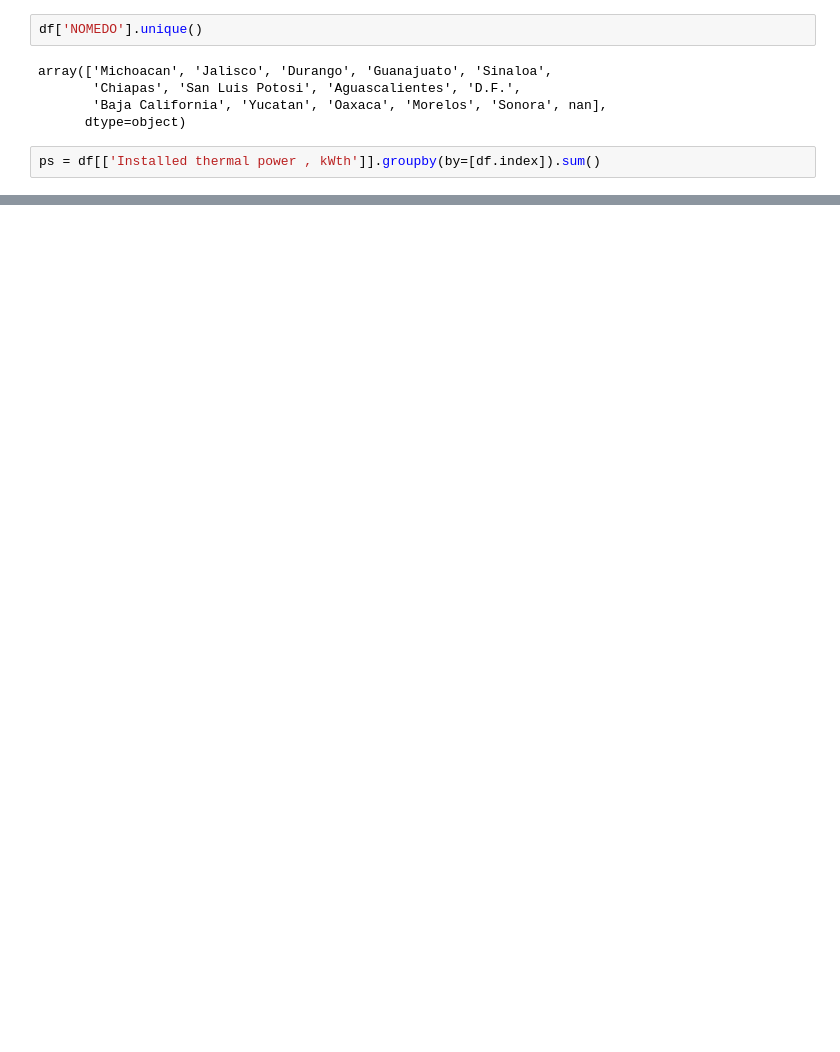
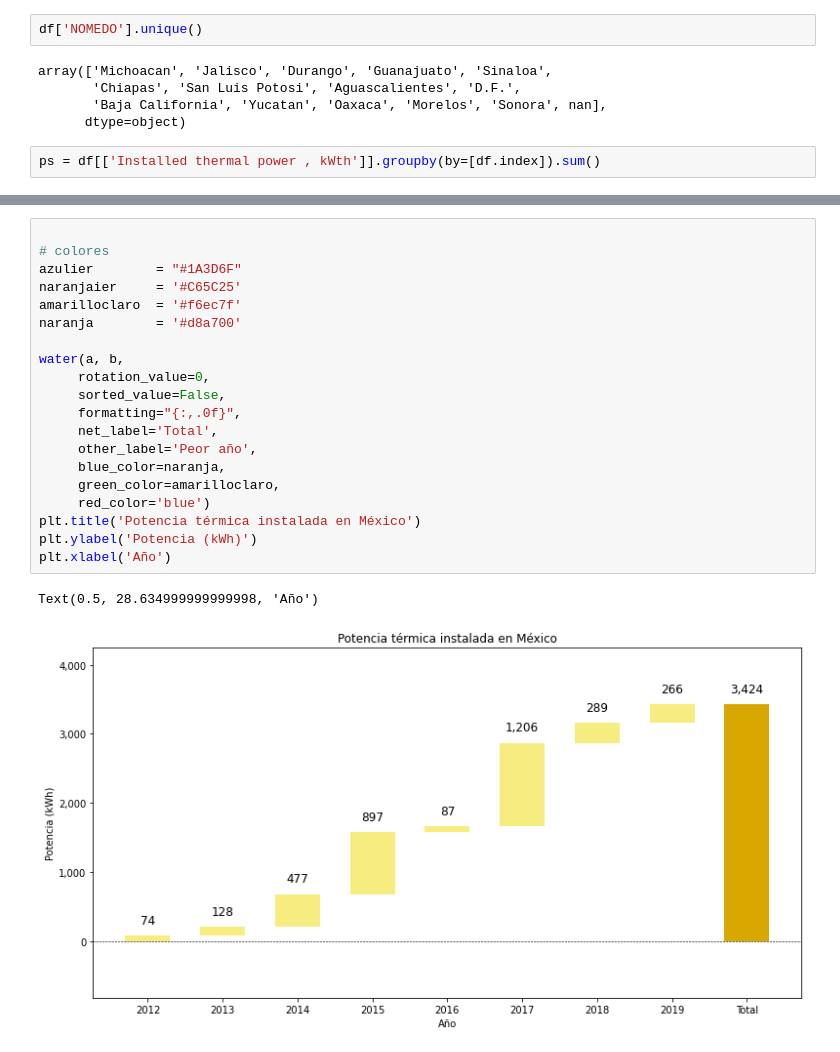
Before and after one commit to AltamarMx/ContandoHistoriasDatos_taller, a Jupyter notebook: notebooks/memo/001_PlantasSolares.ipynb, the cells around one changed output, grey strips where cells are left out. Saved outputs shown, nothing was run; the diff lists cells and outputs as text; blank space fills up the shorter version.

```diff
--- a/notebooks/memo/001_PlantasSolares.ipynb
+++ b/notebooks/memo/001_PlantasSolares.ipynb
@@ -84,0 +355,23 @@ ps.plot(kind='bar')
+# %%
+
+# colores
+azulier        = "#1A3D6F"
+naranjaier     = '#C65C25'
+amarilloclaro  = '#f6ec7f'
+naranja        = '#d8a700'
+
+water(a, b,
+     rotation_value=0,
+     sorted_value=False,
+     formatting="{:,.0f}",
+     net_label='Total',
+     other_label='Peor año',
+     blue_color=naranja,
+     green_color=amarilloclaro,
+     red_color='blue')
+plt.title('Potencia térmica instalada en México')
+plt.ylabel('Potencia (kWh)')
+plt.xlabel('Año')
+# %% [output]
+Text(0.5, 28.634999999999998, 'Año')
+[figure, added]
```
Also changed, not shown: parts of 19 cells of this notebook.
